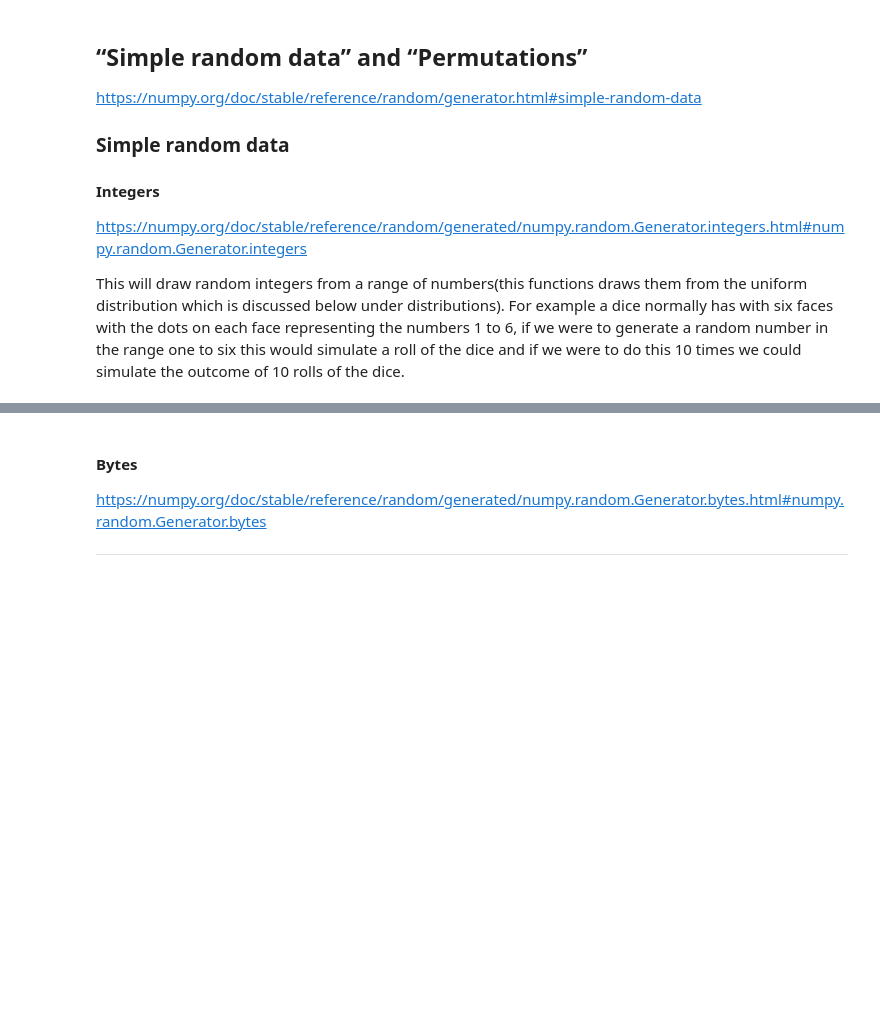
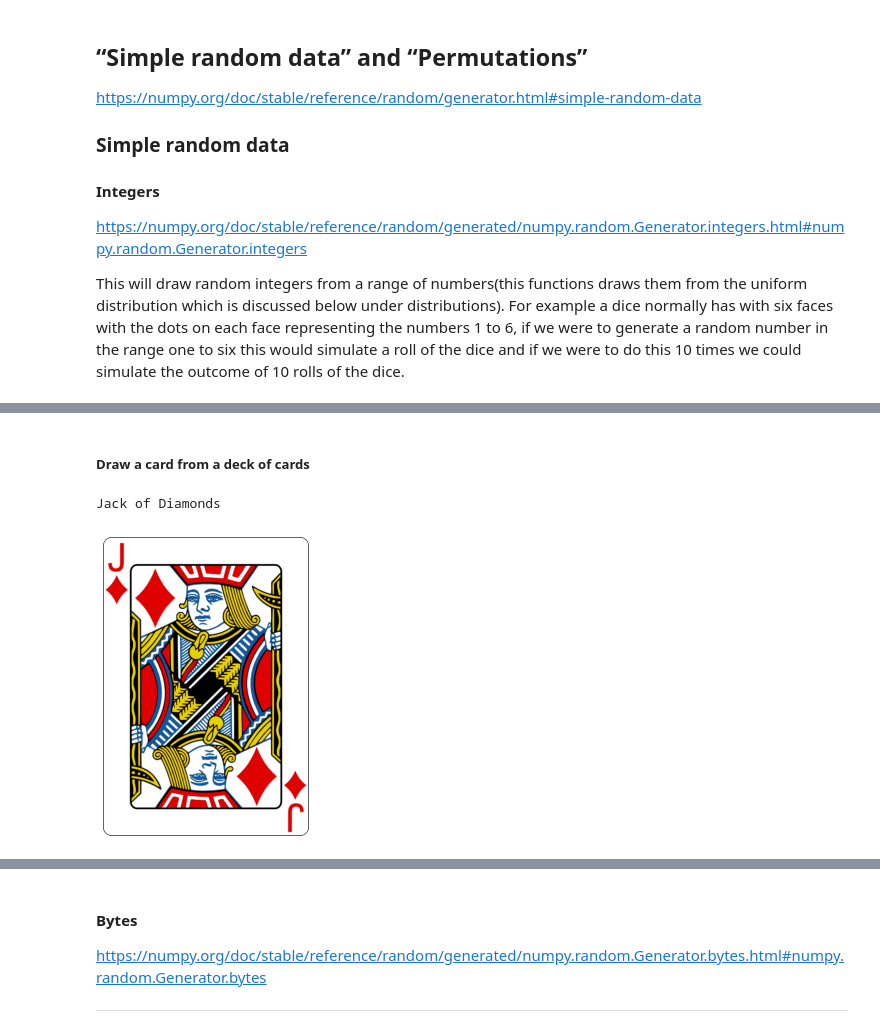
Before and after one commit to MarkJParry/PDA-Numpy, a Jupyter notebook: numpy-random.ipynb, the cells around one changed output, grey strips where cells are left out. Cells and saved outputs as stored; diff of their text form; code cells hidden in the pictures; blank space fills up the shorter version.

```diff
--- a/numpy-random.ipynb
+++ b/numpy-random.ipynb
@@ -95,0 +147,17 @@ plt.show()
+# %% [markdown]
+##### Draw a card from a deck of cards
+# %%
+#flatten the deck so all cards in all suits are available
+deck = np.array(freshDeck).flatten().tolist()
+#draw a card from the dsck using Choice
+drawn = rng.choice(deck)
+print(drawn)
+cardDrawn = "Images/"+ str(drawn.lower()).replace(" ","_")+".png"
+image = img.imread(cardDrawn)
+plt.axis("off")
+plt.title=drawn
+plt.imshow(image)
+plt.show()
+# %% [output]
+Jack of Diamonds
+[figure, added]
```
Also changed, not shown: parts of 64 cells of this notebook, 7 other files.
